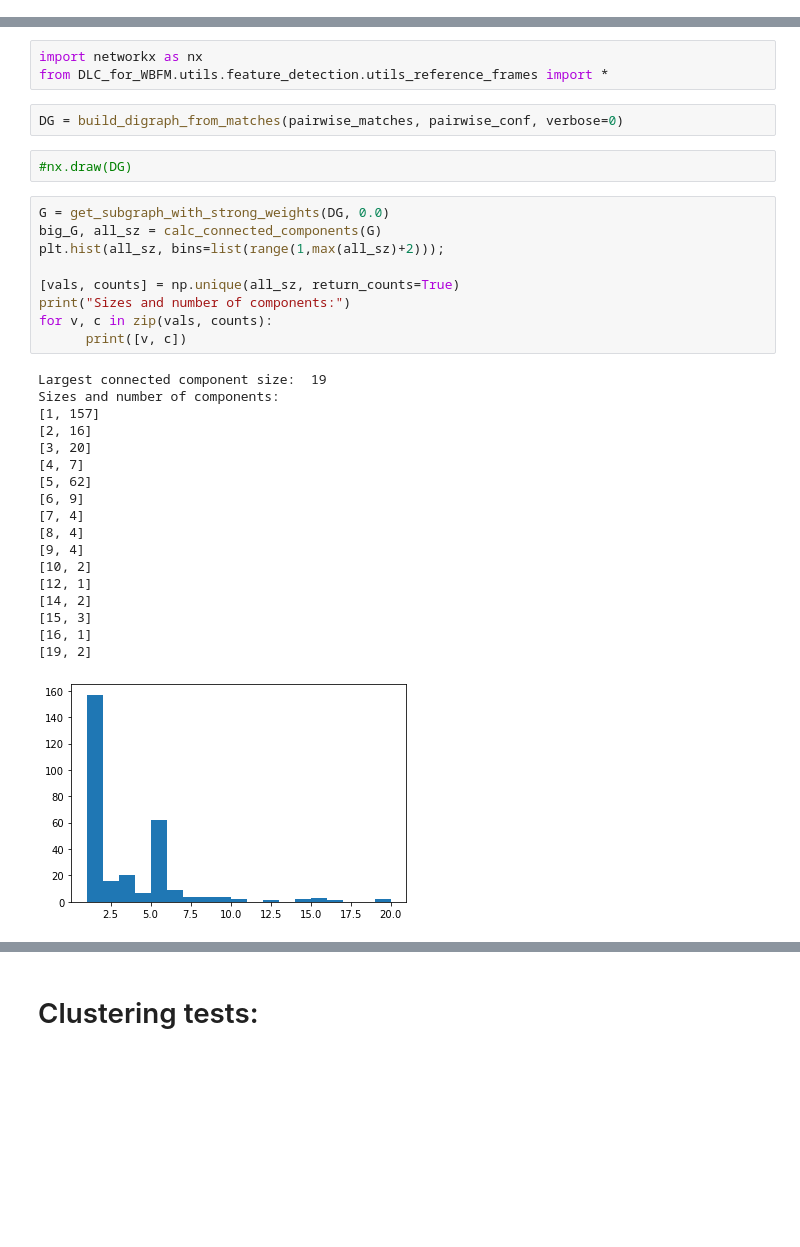
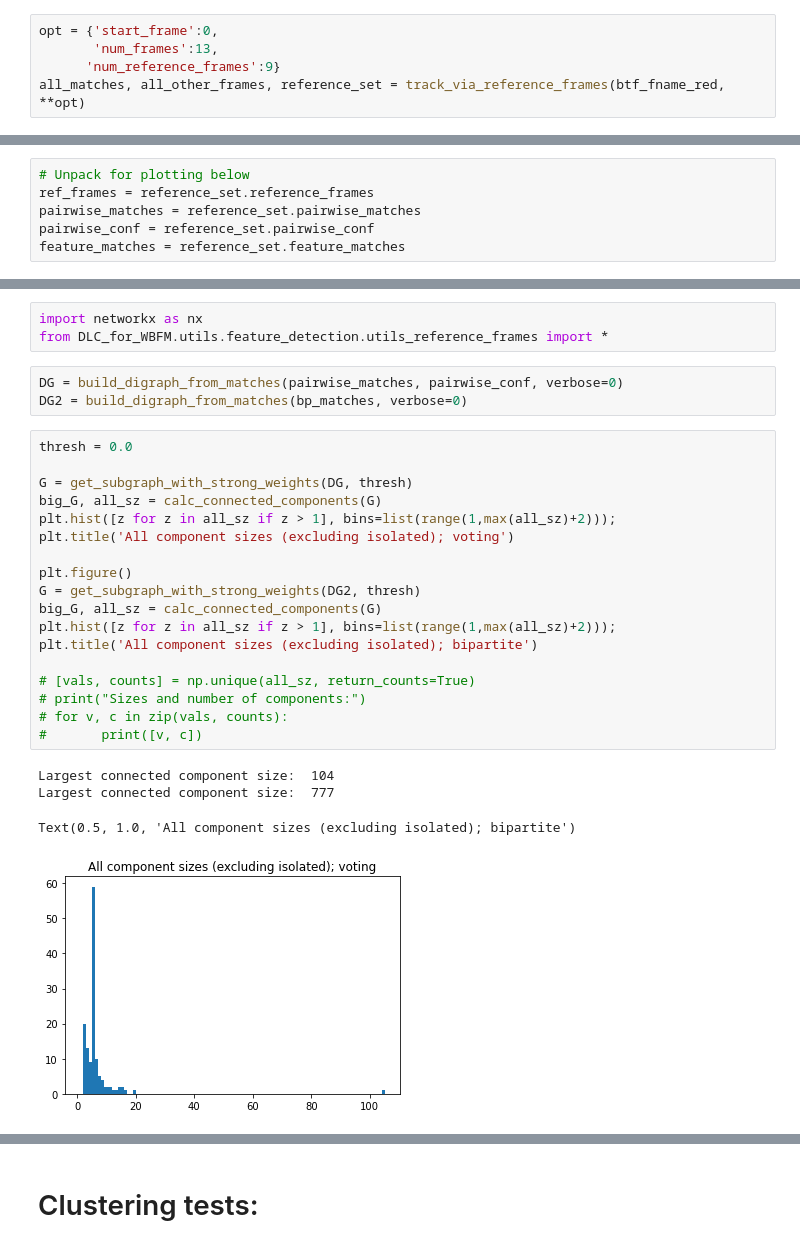
Before and after one commit to ch9nuk9/wbfm, a Jupyter notebook: example-feature-workflow/feature_alignment/Reference_pipeline_tests.ipynb, the cells around one changed output, grey strips where cells are left out. Cells and saved outputs as stored; diff of their text form; blank space fills up the shorter version.

```diff
--- a/example-feature-workflow/feature_alignment/Reference_pipeline_tests.ipynb
+++ b/example-feature-workflow/feature_alignment/Reference_pipeline_tests.ipynb
@@ -27,0 +20,5 @@ WIP... aborting early
+# %%
+opt = {'start_frame':0,
+       'num_frames':13,
+      'num_reference_frames':9}
+all_matches, all_other_frames, reference_set = track_via_reference_frames(btf_fname_red, **opt)
@@ -28,2 +77,8 @@ WIP... aborting early
+# %%
+# Unpack for plotting below
+ref_frames = reference_set.reference_frames
+pairwise_matches = reference_set.pairwise_matches
+pairwise_conf = reference_set.pairwise_conf
+feature_matches = reference_set.feature_matches
 # %%
 #print(pairwise_matches)
@@ -104,33 +143,27 @@ import networkx as nx
 from DLC_for_WBFM.utils.feature_detection.utils_reference_frames import *
 # %%
 DG = build_digraph_from_matches(pairwise_matches, pairwise_conf, verbose=0)
+DG2 = build_digraph_from_matches(bp_matches, verbose=0)
-# %%
-#nx.draw(DG)
 # %%
-G = get_subgraph_with_strong_weights(DG, 0.0)
+thresh = 0.0
+
+G = get_subgraph_with_strong_weights(DG, thresh)
 big_G, all_sz = calc_connected_components(G)
-plt.hist(all_sz, bins=list(range(1,max(all_sz)+2)));
+plt.hist([z for z in all_sz if z > 1], bins=list(range(1,max(all_sz)+2)));
+plt.title('All component sizes (excluding isolated); voting')
 
-[vals, counts] = np.unique(all_sz, return_counts=True)
-print("Sizes and number of components:")
-for v, c in zip(vals, counts):
-      print([v, c])
+plt.figure()
+G = get_subgraph_with_strong_weights(DG2, thresh)
+big_G, all_sz = calc_connected_components(G)
+plt.hist([z for z in all_sz if z > 1], bins=list(range(1,max(all_sz)+2)));
+plt.title('All component sizes (excluding isolated); bipartite')
+
+# [vals, counts] = np.unique(all_sz, return_counts=True)
+# print("Sizes and number of components:")
+# for v, c in zip(vals, counts):
+#       print([v, c])
 # %% [output]
-Largest connected component size:  19
-Sizes and number of components:
-[1, 157]
-[2, 16]
-[3, 20]
-[4, 7]
-[5, 62]
-[6, 9]
-[7, 4]
-[8, 4]
-[9, 4]
-[10, 2]
-[12, 1]
-[14, 2]
-[15, 3]
-[16, 1]
-[19, 2]
+Largest connected component size:  104
+Largest connected component size:  777
+Text(0.5, 1.0, 'All component sizes (excluding isolated); bipartite')
-[figure, old version]
+[figure, new version]
```
Also changed, not shown: parts of 25 cells of this notebook, 2 other files.
